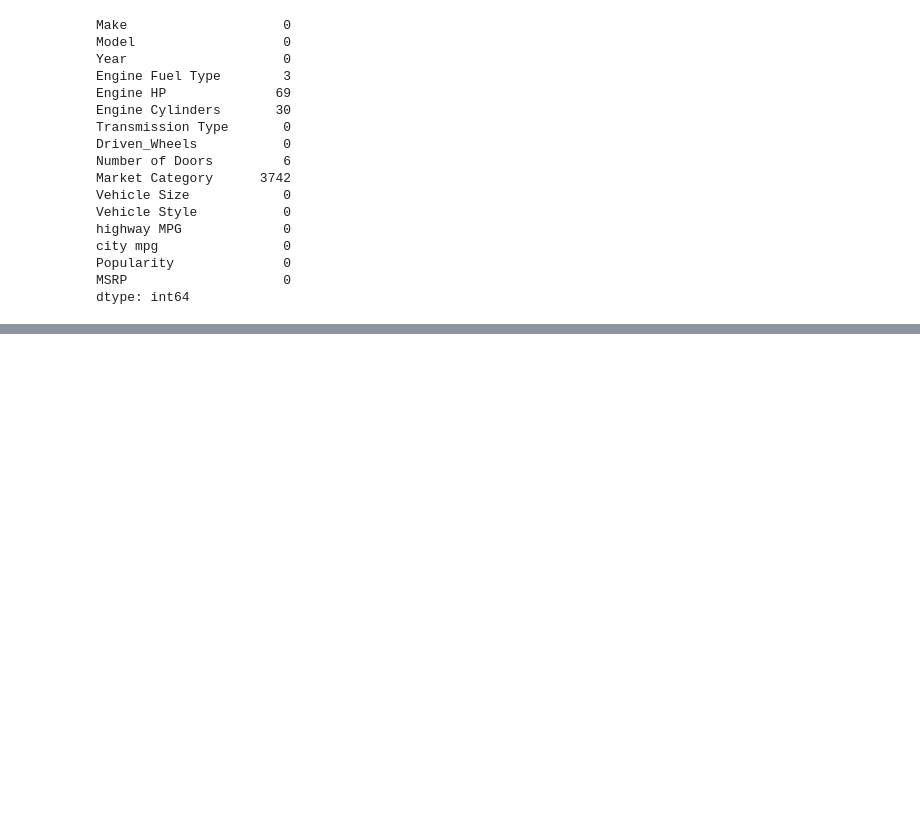
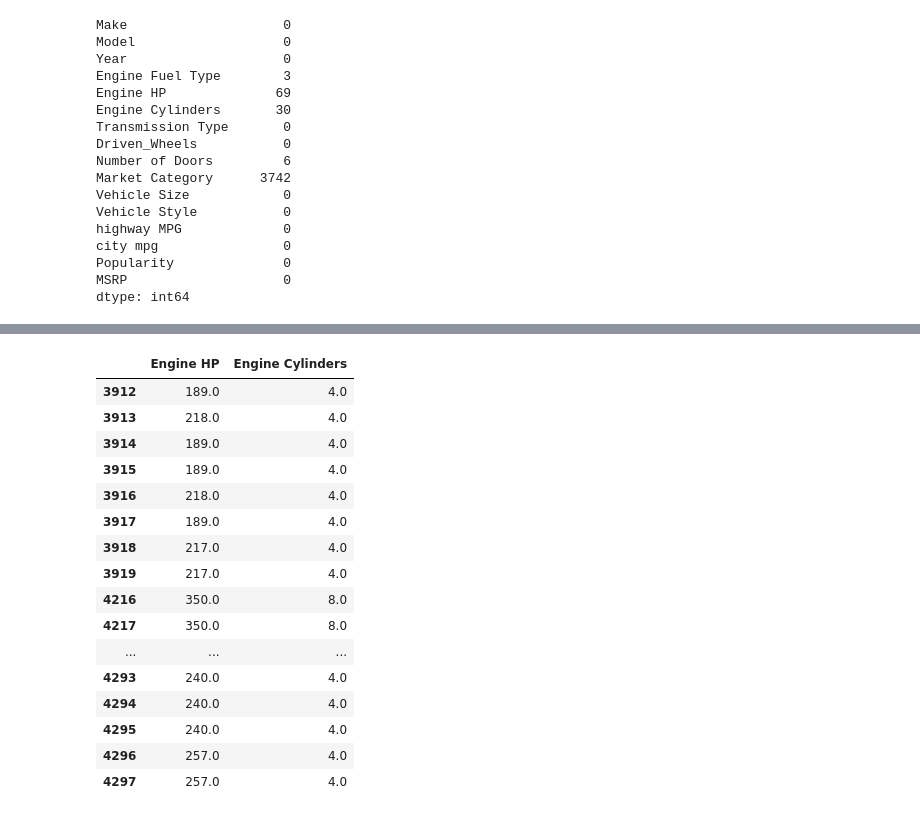
Before and after one commit to bhasarma/mlcoursezoom-camp, a Jupyter notebook: 01_Intro/HomeWork01.ipynb, the cells around one changed output, grey strips where cells are left out. Cells and saved outputs as stored; diff of their text form; code cells hidden in the pictures; blank space fills up the shorter version.

```diff
--- a/01_Intro/HomeWork01.ipynb
+++ b/01_Intro/HomeWork01.ipynb
@@ -315,0 +269,21 @@ array([[1.754801e+06, 3.965600e+04, 6.519600e+04],
+# %%
+df1= df[df['Make']=='Lotus'][['Engine HP','Engine Cylinders']] #selects only columns "Engine HP", "Engine Cylinder
+df1
+# %% [output]
+|  | Engine HP | Engine Cylinders |
+| 3912 | 189.0 | 4.0 |
+| 3913 | 218.0 | 4.0 |
+| 3914 | 189.0 | 4.0 |
+| 3915 | 189.0 | 4.0 |
+| 3916 | 218.0 | 4.0 |
+| 3917 | 189.0 | 4.0 |
+| 3918 | 217.0 | 4.0 |
+| 3919 | 217.0 | 4.0 |
+| 4216 | 350.0 | 8.0 |
+| 4217 | 350.0 | 8.0 |
+| ... | ... | ... |
+| 4293 | 240.0 | 4.0 |
+| 4294 | 240.0 | 4.0 |
+| 4295 | 240.0 | 4.0 |
+| 4296 | 257.0 | 4.0 |
+| 4297 | 257.0 | 4.0 |
```
Also changed, not shown: parts of 79 cells of this notebook.
